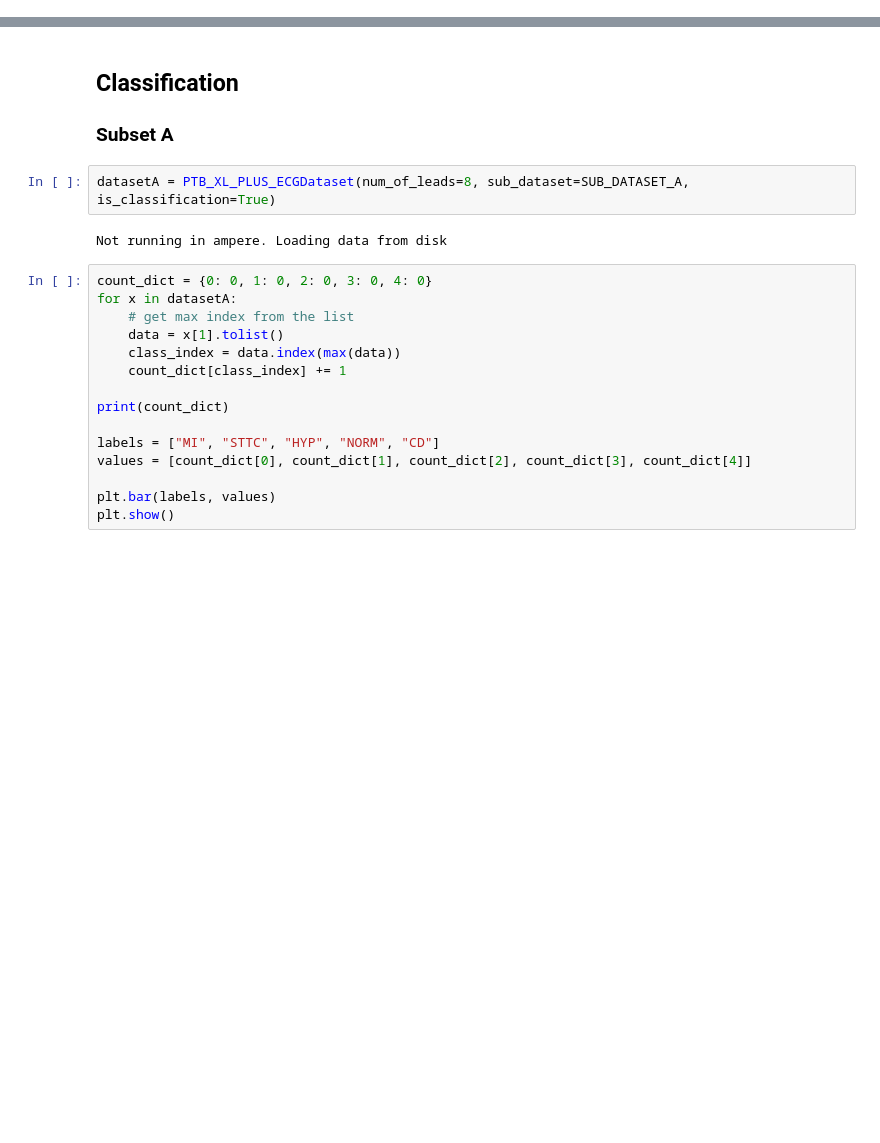
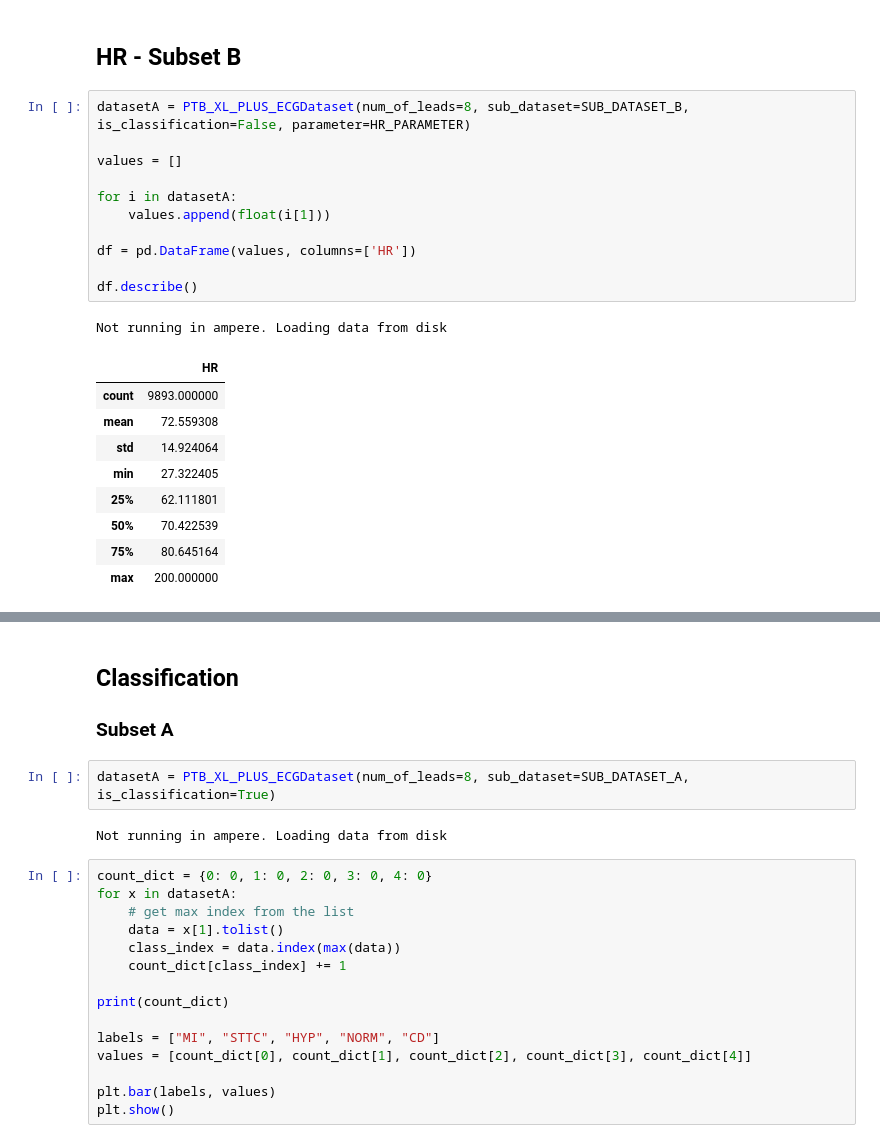
Before and after one commit to cepdnaclk/e18-4yp-GPU-Acceleration-for-Deep-Learning-based-Comprehensive-ECG-analysis, a Jupyter notebook: code/ptb-xl-plus-class-distribution.ipynb, the cells around one changed output, grey strips where cells are left out. Saved outputs shown, nothing was run; the diff lists cells and outputs as text; blank space fills up the shorter version.

```diff
--- a/code/ptb-xl-plus-class-distribution.ipynb
+++ b/code/ptb-xl-plus-class-distribution.ipynb
@@ -3,0 +30,24 @@ import matplotlib.pyplot as plt
+# %% [markdown]
+## HR - Subset B
+# %%
+datasetA = PTB_XL_PLUS_ECGDataset(num_of_leads=8, sub_dataset=SUB_DATASET_B, is_classification=False, parameter=HR_PARAMETER)
+
+values = []
+
+for i in datasetA:
+    values.append(float(i[1]))
+
+df = pd.DataFrame(values, columns=['HR'])
+
+df.describe()
+# %% [output]
+Not running in ampere. Loading data from disk
+|  | HR |
+| count | 9893.000000 |
+| mean | 72.559308 |
+| std | 14.924064 |
+| min | 27.322405 |
+| 25% | 62.111801 |
+| 50% | 70.422539 |
+| 75% | 80.645164 |
+| max | 200.000000 |
```
Also changed, not shown: parts of 15 cells of this notebook.
